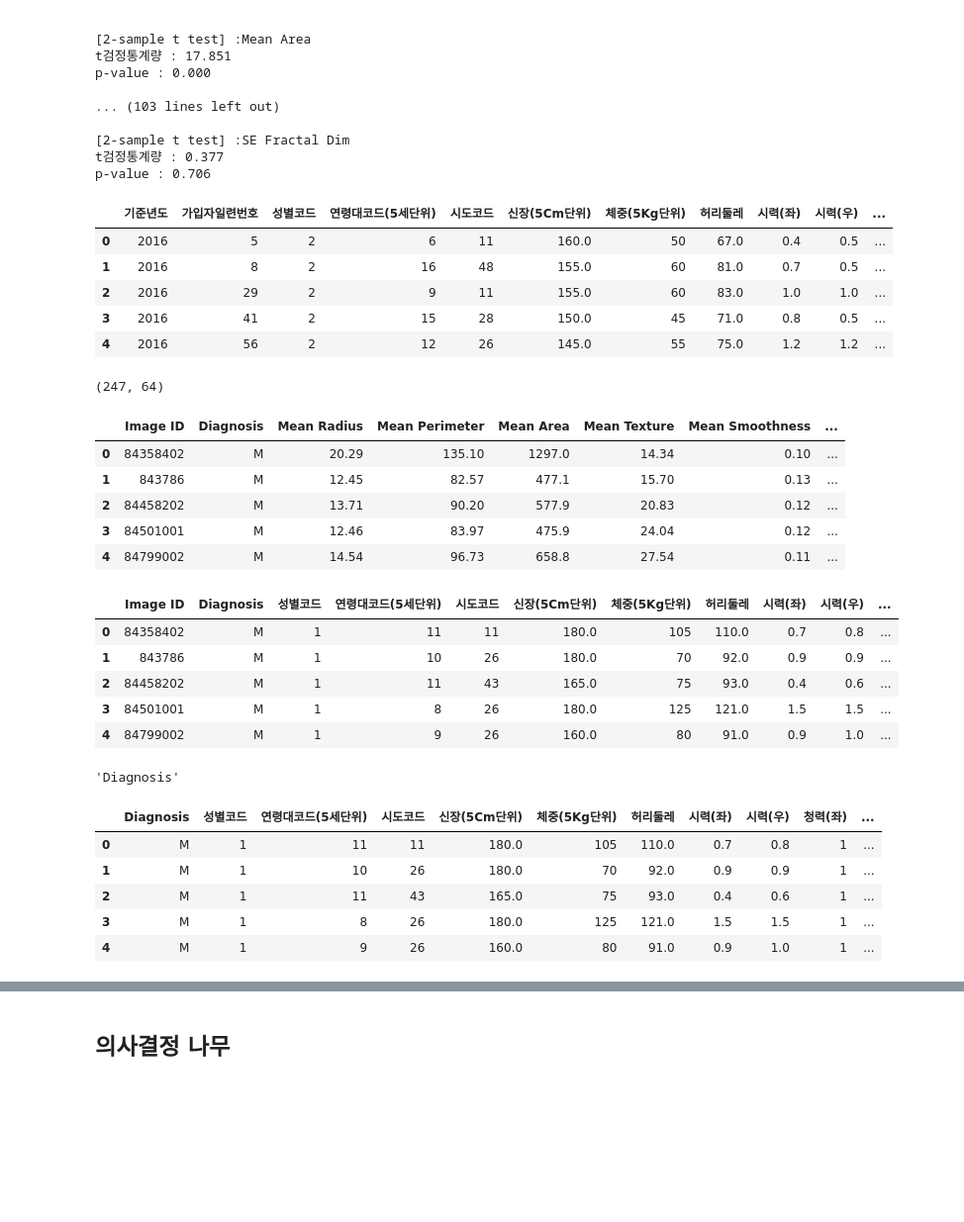
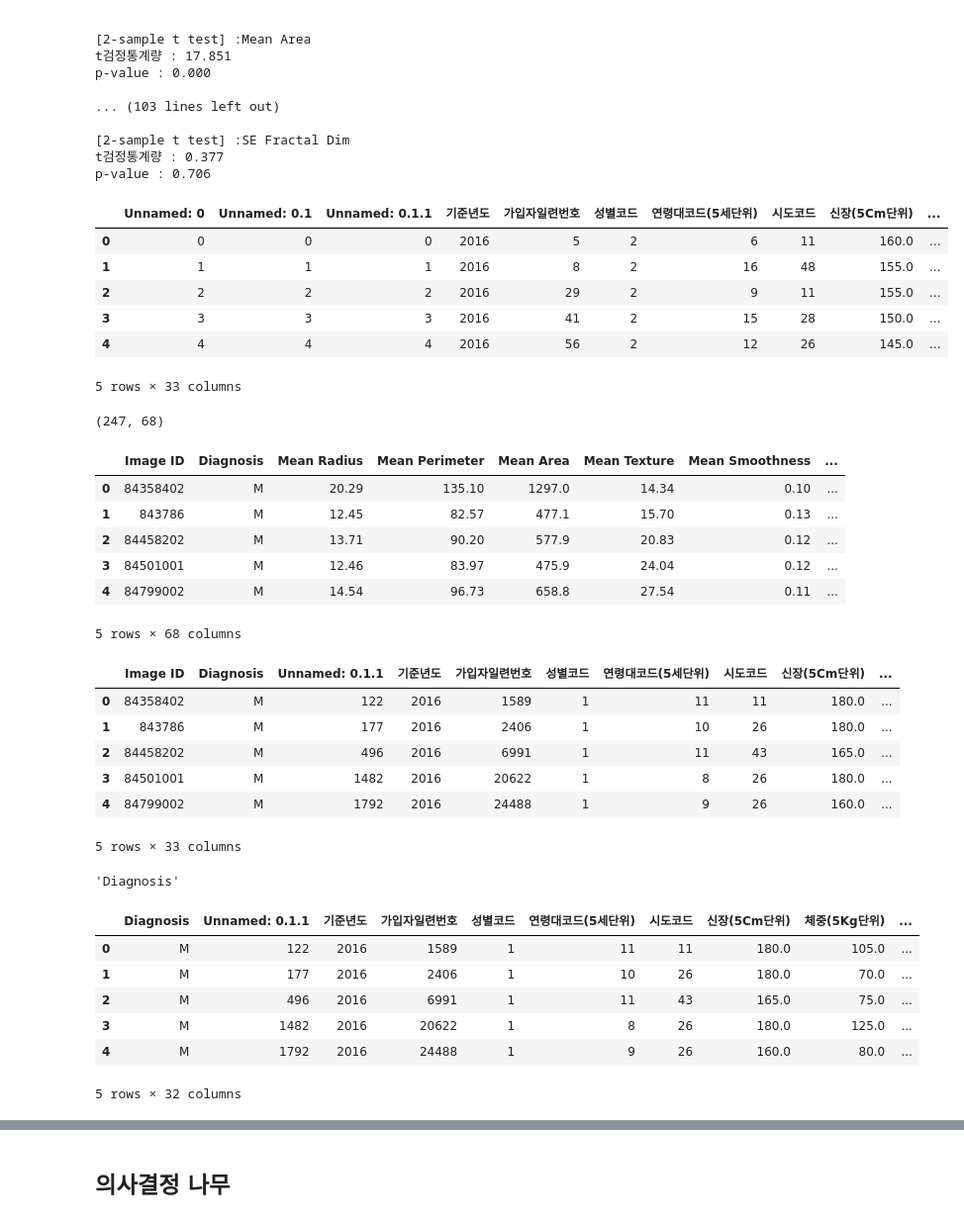
Before and after one commit to juseonjeong/pythonStudy_seon, a Jupyter notebook: py_study/Healthcare.ipynb, the cells around one changed output, grey strips where cells are left out. Shown: that part at 99% size. Saved outputs shown, nothing was run; the diff lists cells and outputs as text; code cells hidden in the pictures; blank space fills up the shorter version.

Commit message:
health

```diff
--- a/py_study/Healthcare.ipynb
+++ b/py_study/Healthcare.ipynb
@@ -903,15 +903,16 @@ p-value : 0.000
 t검정통계량 : 0.377
 p-value : 0.706
 # %%
-health_data = pd.read_csv("C:/Users/admin/Desktop/Health_data_finish.csv",encoding='CP949')
+health_data = pd.read_csv("/home/pirl/Desktop/Health_data_BMI_당뇨병_진짜최종",encoding='CP949')
 health_data.head()
 # %% [output]
-|  | 기준년도 | 가입자일련번호 | 성별코드 | 연령대코드(5세단위) | 시도코드 | 신장(5Cm단위) | 체중(5Kg단위) | 허리둘레 | 시력(좌) | 시력(우) | ... |
-| 0 | 2016 | 5 | 2 | 6 | 11 | 160.0 | 50 | 67.0 | 0.4 | 0.5 | ... |
-| 1 | 2016 | 8 | 2 | 16 | 48 | 155.0 | 60 | 81.0 | 0.7 | 0.5 | ... |
-| 2 | 2016 | 29 | 2 | 9 | 11 | 155.0 | 60 | 83.0 | 1.0 | 1.0 | ... |
-| 3 | 2016 | 41 | 2 | 15 | 28 | 150.0 | 45 | 71.0 | 0.8 | 0.5 | ... |
-| 4 | 2016 | 56 | 2 | 12 | 26 | 145.0 | 55 | 75.0 | 1.2 | 1.2 | ... |
+|  | Unnamed: 0 | Unnamed: 0.1 | Unnamed: 0.1.1 | 기준년도 | 가입자일련번호 | 성별코드 | 연령대코드(5세단위) | 시도코드 | 신장(5Cm단위) | ... |
+| 0 | 0 | 0 | 0 | 2016 | 5 | 2 | 6 | 11 | 160.0 | ... |
+| 1 | 1 | 1 | 1 | 2016 | 8 | 2 | 16 | 48 | 155.0 | ... |
+| 2 | 2 | 2 | 2 | 2016 | 29 | 2 | 9 | 11 | 155.0 | ... |
+| 3 | 3 | 3 | 3 | 2016 | 41 | 2 | 15 | 28 | 150.0 | ... |
+| 4 | 4 | 4 | 4 | 2016 | 56 | 2 | 12 | 26 | 145.0 | ... |
+5 rows × 33 columns
 # %%
 health_data['user_ID'] = health_data['가입자일련번호']
 # %%
@@ -919,24 +920,26 @@ cell_health = pd.merge(cell_image, health_data, how='left')
 print(cell_health.shape)
 cell_health.head()
 # %% [output]
-(247, 64)
+(247, 68)
 |  | Image ID | Diagnosis | Mean Radius | Mean Perimeter | Mean Area | Mean Texture | Mean Smoothness | ... |
 | 0 | 84358402 | M | 20.29 | 135.10 | 1297.0 | 14.34 | 0.10 | ... |
 | 1 | 843786 | M | 12.45 | 82.57 | 477.1 | 15.70 | 0.13 | ... |
 | 2 | 84458202 | M | 13.71 | 90.20 | 577.9 | 20.83 | 0.12 | ... |
 | 3 | 84501001 | M | 12.46 | 83.97 | 475.9 | 24.04 | 0.12 | ... |
 | 4 | 84799002 | M | 14.54 | 96.73 | 658.8 | 27.54 | 0.11 | ... |
+5 rows × 68 columns
 # %%
 cehealth = cell_health.drop(cell_health.columns[2:37], axis=1)
 # %%
 cehealth.head()
 # %% [output]
-|  | Image ID | Diagnosis | 성별코드 | 연령대코드(5세단위) | 시도코드 | 신장(5Cm단위) | 체중(5Kg단위) | 허리둘레 | 시력(좌) | 시력(우) | ... |
-| 0 | 84358402 | M | 1 | 11 | 11 | 180.0 | 105 | 110.0 | 0.7 | 0.8 | ... |
-| 1 | 843786 | M | 1 | 10 | 26 | 180.0 | 70 | 92.0 | 0.9 | 0.9 | ... |
-| 2 | 84458202 | M | 1 | 11 | 43 | 165.0 | 75 | 93.0 | 0.4 | 0.6 | ... |
-| 3 | 84501001 | M | 1 | 8 | 26 | 180.0 | 125 | 121.0 | 1.5 | 1.5 | ... |
-| 4 | 84799002 | M | 1 | 9 | 26 | 160.0 | 80 | 91.0 | 0.9 | 1.0 | ... |
+|  | Image ID | Diagnosis | Unnamed: 0.1.1 | 기준년도 | 가입자일련번호 | 성별코드 | 연령대코드(5세단위) | 시도코드 | 신장(5Cm단위) | ... |
+| 0 | 84358402 | M | 122 | 2016 | 1589 | 1 | 11 | 11 | 180.0 | ... |
+| 1 | 843786 | M | 177 | 2016 | 2406 | 1 | 10 | 26 | 180.0 | ... |
+| 2 | 84458202 | M | 496 | 2016 | 6991 | 1 | 11 | 43 | 165.0 | ... |
+| 3 | 84501001 | M | 1482 | 2016 | 20622 | 1 | 8 | 26 | 180.0 | ... |
+| 4 | 84799002 | M | 1792 | 2016 | 24488 | 1 | 9 | 26 | 160.0 | ... |
+5 rows × 33 columns
 # %%
 cehealth.columns[1]
 # %% [output]
@@ -945,9 +948,10 @@ cehealth.columns[1]
 cehealth = cehealth.drop(cehealth.columns[0], axis=1)
 cehealth.head()
 # %% [output]
-|  | Diagnosis | 성별코드 | 연령대코드(5세단위) | 시도코드 | 신장(5Cm단위) | 체중(5Kg단위) | 허리둘레 | 시력(좌) | 시력(우) | 청력(좌) | ... |
-| 0 | M | 1 | 11 | 11 | 180.0 | 105 | 110.0 | 0.7 | 0.8 | 1 | ... |
-| 1 | M | 1 | 10 | 26 | 180.0 | 70 | 92.0 | 0.9 | 0.9 | 1 | ... |
-| 2 | M | 1 | 11 | 43 | 165.0 | 75 | 93.0 | 0.4 | 0.6 | 1 | ... |
-| 3 | M | 1 | 8 | 26 | 180.0 | 125 | 121.0 | 1.5 | 1.5 | 1 | ... |
-| 4 | M | 1 | 9 | 26 | 160.0 | 80 | 91.0 | 0.9 | 1.0 | 1 | ... |
+|  | Diagnosis | Unnamed: 0.1.1 | 기준년도 | 가입자일련번호 | 성별코드 | 연령대코드(5세단위) | 시도코드 | 신장(5Cm단위) | 체중(5Kg단위) | ... |
+| 0 | M | 122 | 2016 | 1589 | 1 | 11 | 11 | 180.0 | 105.0 | ... |
+| 1 | M | 177 | 2016 | 2406 | 1 | 10 | 26 | 180.0 | 70.0 | ... |
+| 2 | M | 496 | 2016 | 6991 | 1 | 11 | 43 | 165.0 | 75.0 | ... |
+| 3 | M | 1482 | 2016 | 20622 | 1 | 8 | 26 | 180.0 | 125.0 | ... |
+| 4 | M | 1792 | 2016 | 24488 | 1 | 9 | 26 | 160.0 | 80.0 | ... |
+5 rows × 32 columns
```
Also changed, not shown: parts of 17 cells of this notebook, 1 other file.
